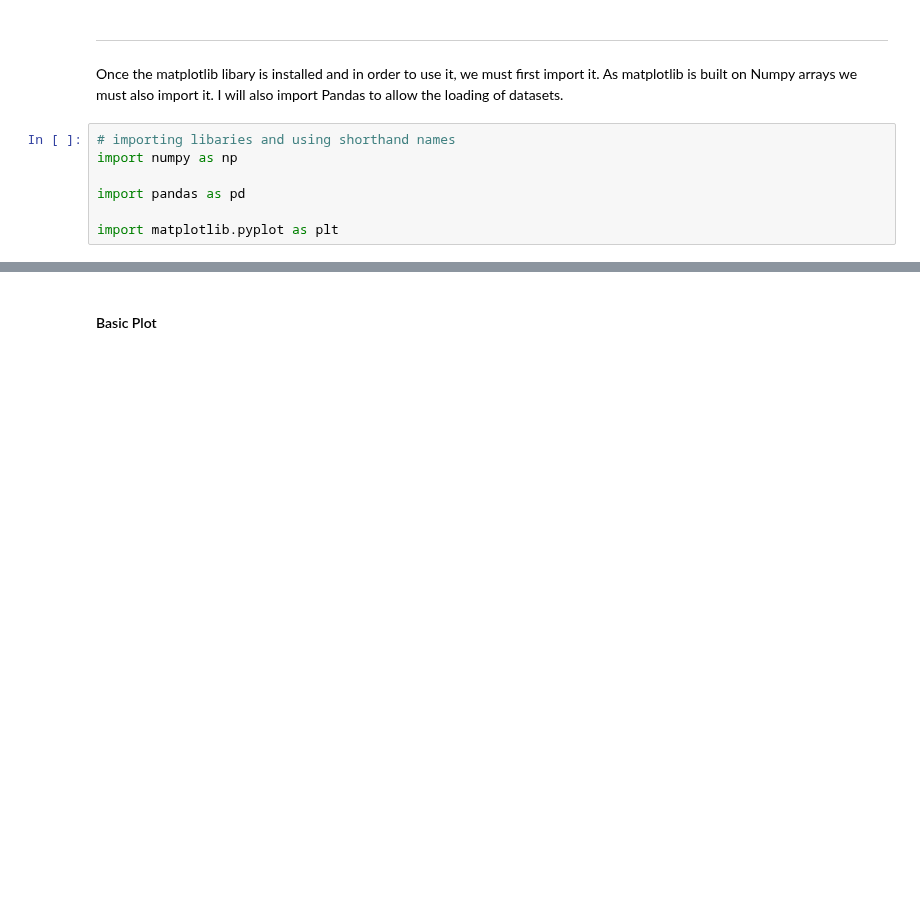
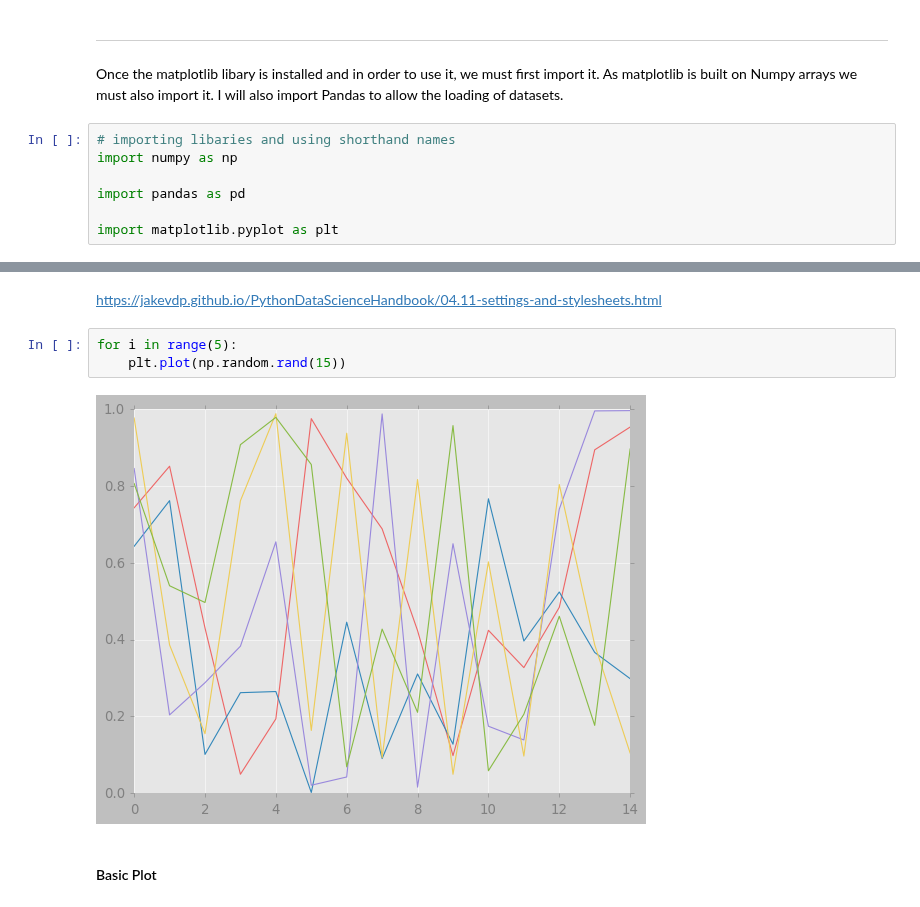
Before and after one commit to kmcd14/FofData-assessment, a Jupyter notebook: pyplot.ipynb, the cells around one changed output, grey strips where cells are left out. Saved outputs shown, nothing was run; the diff lists cells and outputs as text; blank space fills up the shorter version.

```diff
--- a/pyplot.ipynb
+++ b/pyplot.ipynb
@@ -49,3 +68,10 @@ import matplotlib.pyplot as plt
+# %% [markdown]
+https://jakevdp.github.io/PythonDataScienceHandbook/04.11-settings-and-stylesheets.html
+# %%
+for i in range(5):
+    plt.plot(np.random.rand(15))
+# %% [output]
+[figure, added]
 # %% [markdown]
 #### Basic Plot
 # %% [markdown]
```
Also changed, not shown: parts of 8 cells of this notebook.
